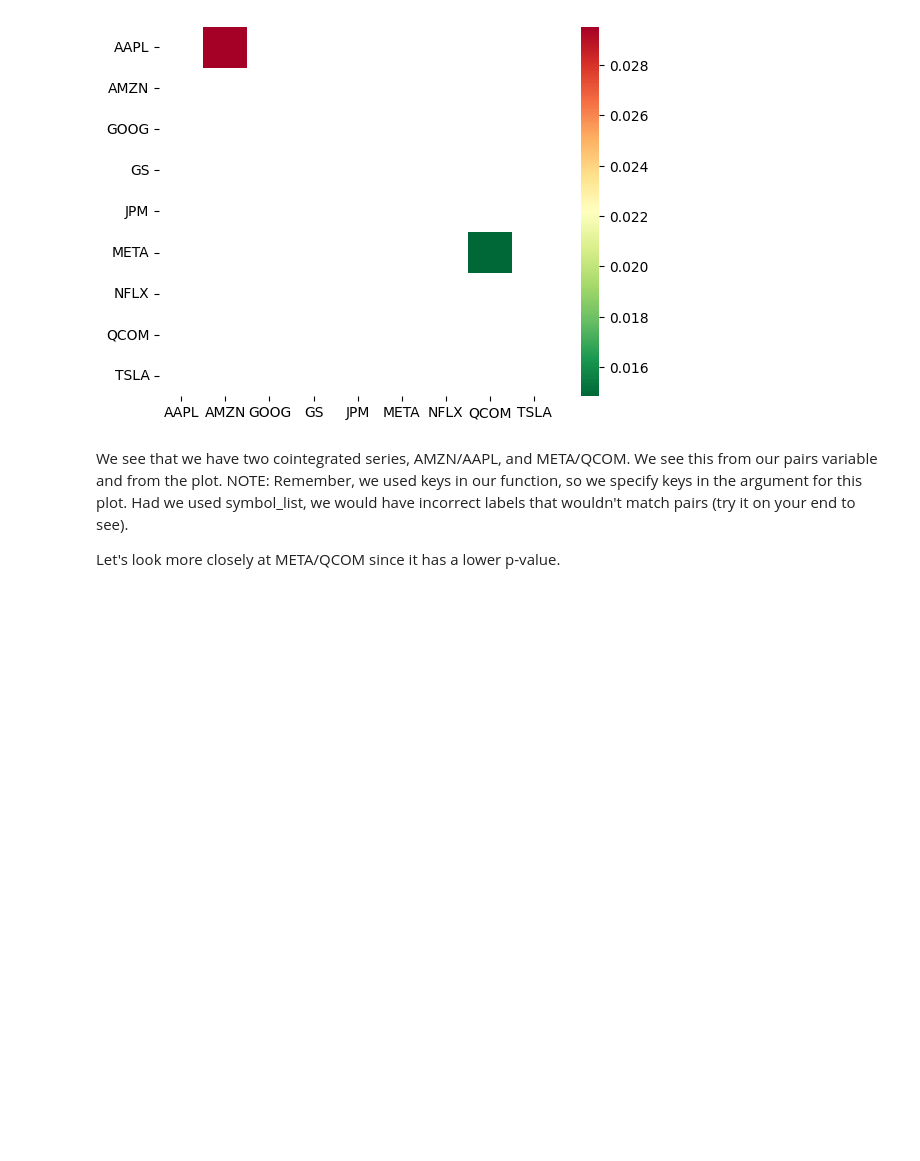
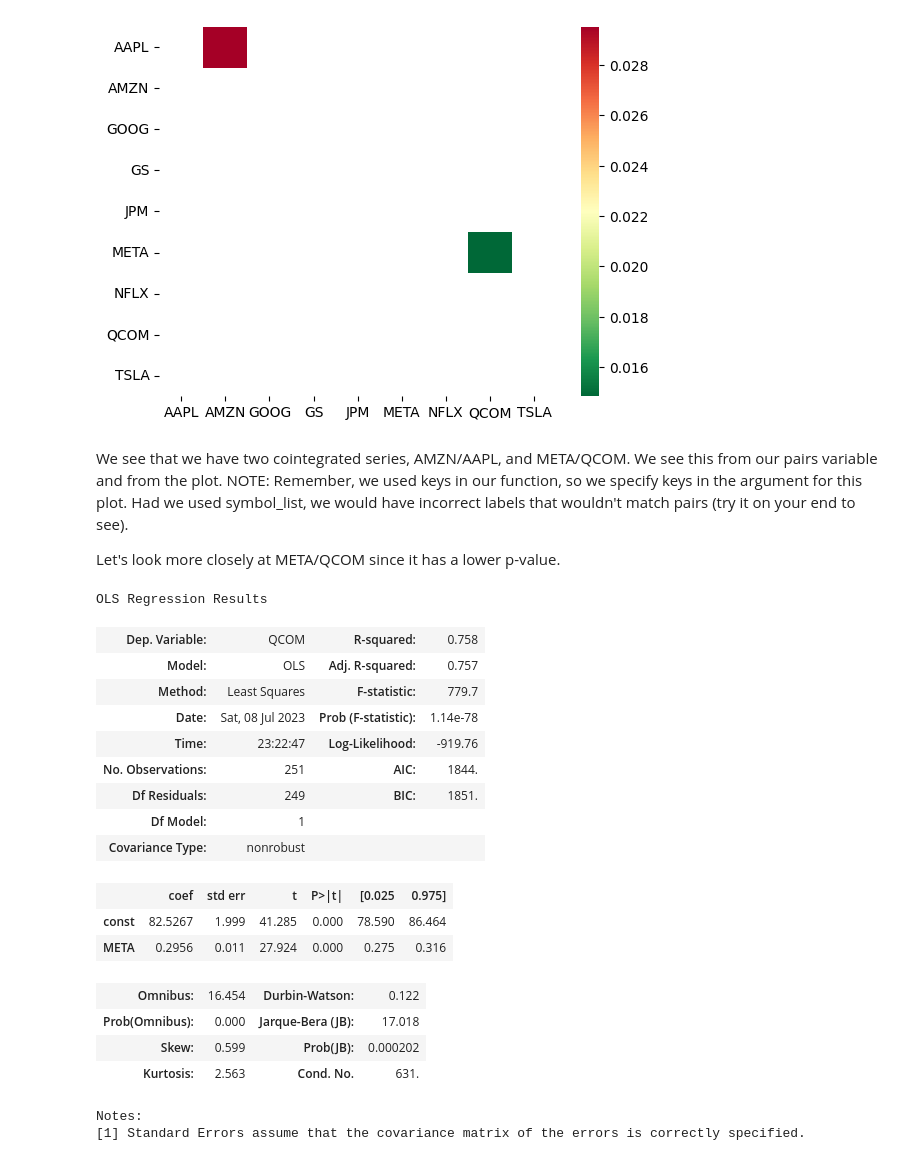
Before and after one commit to at672/CS-Backtesting, a Jupyter notebook: Pairs_Trading.ipynb, the cells around one changed output. Drawn from its saved outputs; the diff is of its cells as text; code cells hidden in the pictures; blank space fills up the shorter version.

```diff
--- a/Pairs_Trading.ipynb
+++ b/Pairs_Trading.ipynb
@@ -95,3 +95,34 @@ print(pairs)
 We see that we have two cointegrated series, AMZN/AAPL, and META/QCOM. We see this from our pairs variable and from the plot. NOTE: Remember, we used keys in our function, so we specify keys in the argument for this plot. Had we used symbol_list, we would have incorrect labels that wouldn't match pairs (try it on your end to see).
 
 Let's look more closely at META/QCOM since it has a lower p-value.
+# %%
+# Run a linear regression
+S1 = data.META
+S2 = data.QCOM
+
+#S1 = sm.add_constant(S1)
+#convention: the first stock is independent, the second stock is dependent
+results = sm.OLS(S2, sm.add_constant(S1)).fit()
+
+## SEE: https://www.statsmodels.org/stable/generated/statsmodels.regression.linear_model.RegressionResults.html#statsmodels.regression.linear_model.RegressionResults
+results.summary()
+# %% [output]
+OLS Regression Results
+| Dep. Variable: | QCOM | R-squared: | 0.758 |
+| Model: | OLS | Adj. R-squared: | 0.757 |
+| Method: | Least Squares | F-statistic: | 779.7 |
+| Date: | Sat, 08 Jul 2023 | Prob (F-statistic): | 1.14e-78 |
+| Time: | 23:22:47 | Log-Likelihood: | -919.76 |
+| No. Observations: | 251 | AIC: | 1844. |
+| Df Residuals: | 249 | BIC: | 1851. |
+| Df Model: | 1 |  |  |
+| Covariance Type: | nonrobust |  |  |
+|  | coef | std err | t | P>|t| | [0.025 | 0.975] |
+| const | 82.5267 | 1.999 | 41.285 | 0.000 | 78.590 | 86.464 |
+| META | 0.2956 | 0.011 | 27.924 | 0.000 | 0.275 | 0.316 |
+| Omnibus: | 16.454 | Durbin-Watson: | 0.122 |
+| Prob(Omnibus): | 0.000 | Jarque-Bera (JB): | 17.018 |
+| Skew: | 0.599 | Prob(JB): | 0.000202 |
+| Kurtosis: | 2.563 | Cond. No. | 631. |
+Notes:
+[1] Standard Errors assume that the covariance matrix of the errors is correctly specified.
```
Also changed, not shown: parts of 13 cells of this notebook.
